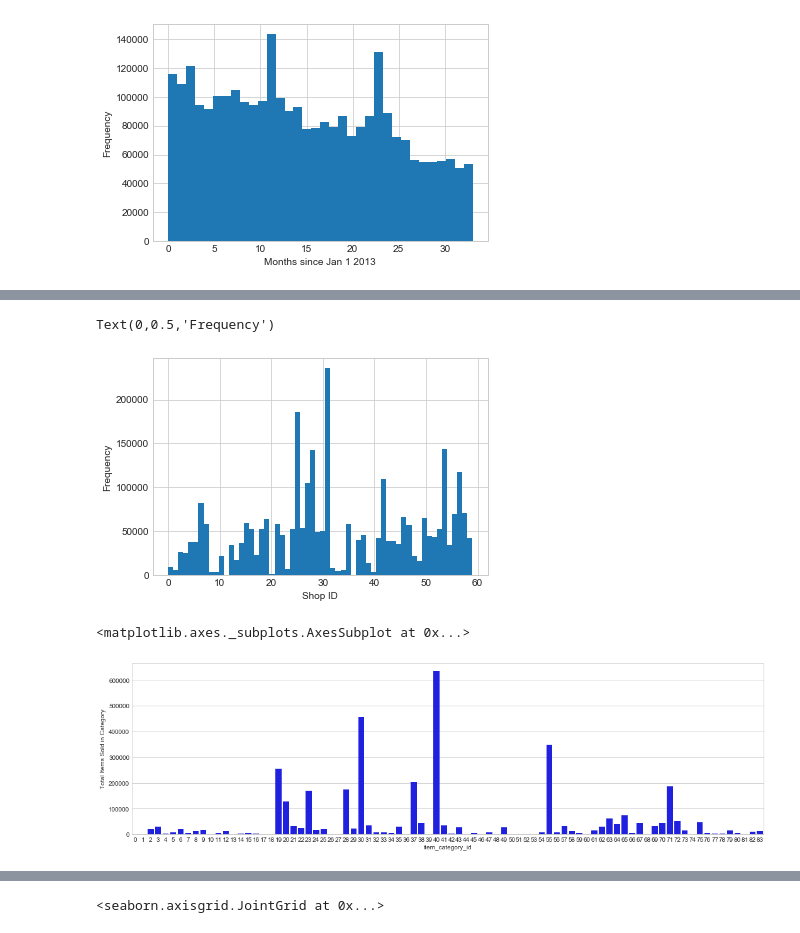
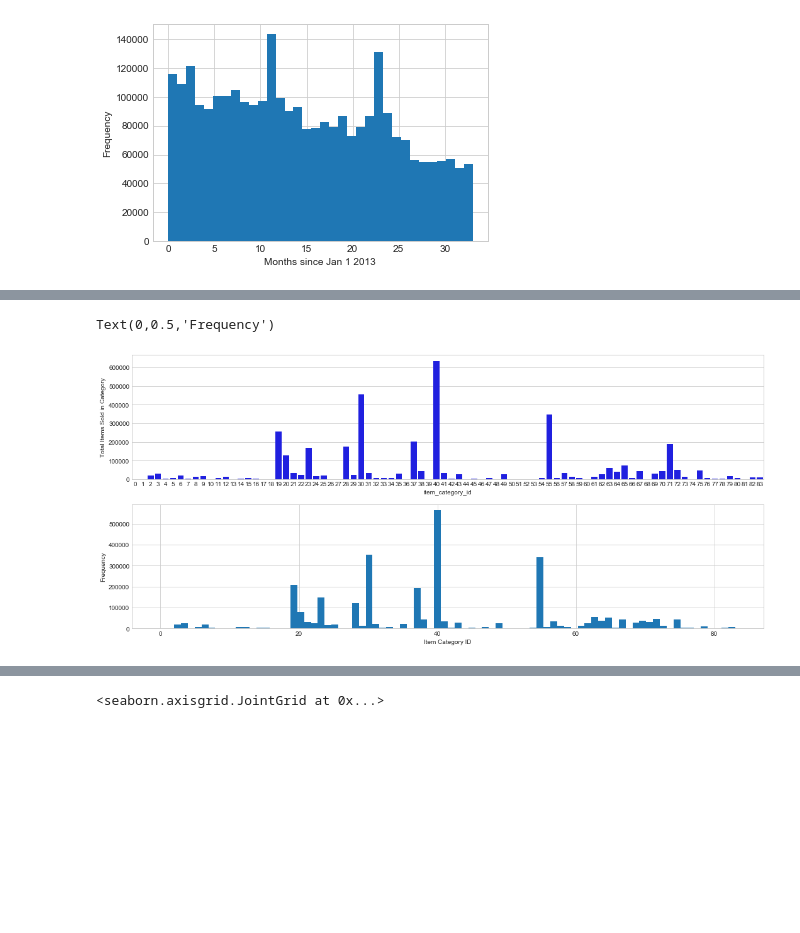
Before and after one commit to huynhe/Kaggle-Predict-Future-Sales, a Jupyter notebook: Data Capstone Project 1 Data Story.ipynb, the cells around one changed output, grey strips where cells are left out. Drawn from its saved outputs; the diff is of its cells as text; code cells hidden in the pictures; blank space fills up the shorter version.

```diff
--- a/Data Capstone Project 1 Data Story.ipynb
+++ b/Data Capstone Project 1 Data Story.ipynb
@@ -223,22 +233,20 @@ sns.barplot(x=shop_id_df.index, y=shop_id_df['Total Items Sold in Shop'], color=
-# %%
-# Plot the histogram
-plt.hist(x=training_merge_df['shop_id'], bins=60)
-plt.xlabel('Shop ID')
-plt.ylabel('Frequency')
-
-# From the looks of the data, (in the span of the 2 years) some shops performed significantly better than others.
-# However, we don't have to worry about this as we'll be addressing this with regression towards the mean in our model.
-# %% [output]
-Text(0,0.5,'Frequency')
-[figure, removed]
 # %%
 # Next we'll take a look at item_category_id
 item_cat_df = training_merge_df.groupby('item_category_id')[['item_cnt_day']].sum()
 item_cat_df.columns = ['Total Items Sold in Category']
 
+# Define the subplot
+fig, (ax1, ax2) = plt.subplots(nrows=2, figsize=(18, 8))
+
 # Plot the barplot
-plt.figure(figsize=(18, 5))
-sns.barplot(x=item_cat_df.index, y=item_cat_df['Total Items Sold in Category'], color='b')
+sns.barplot(x=item_cat_df.index, y=item_cat_df['Total Items Sold in Category'], color='b', ax=ax1)
+
+# Plot the histogram
+ax2.hist(training_merge_df['item_category_id'], bins=84)
+ax2.set_xlabel('Item Category ID')
+ax2.set_ylabel('Frequency')
+
+# Both the histogram and the barplots appear similar. However, we see much larger discrepancies in the categories
 # %% [output]
-<matplotlib.axes._subplots.AxesSubplot at 0x...>
+Text(0,0.5,'Frequency')
-[figure, old version]
+[figure, new version]
```
Also changed, not shown: parts of 7 cells of this notebook.
